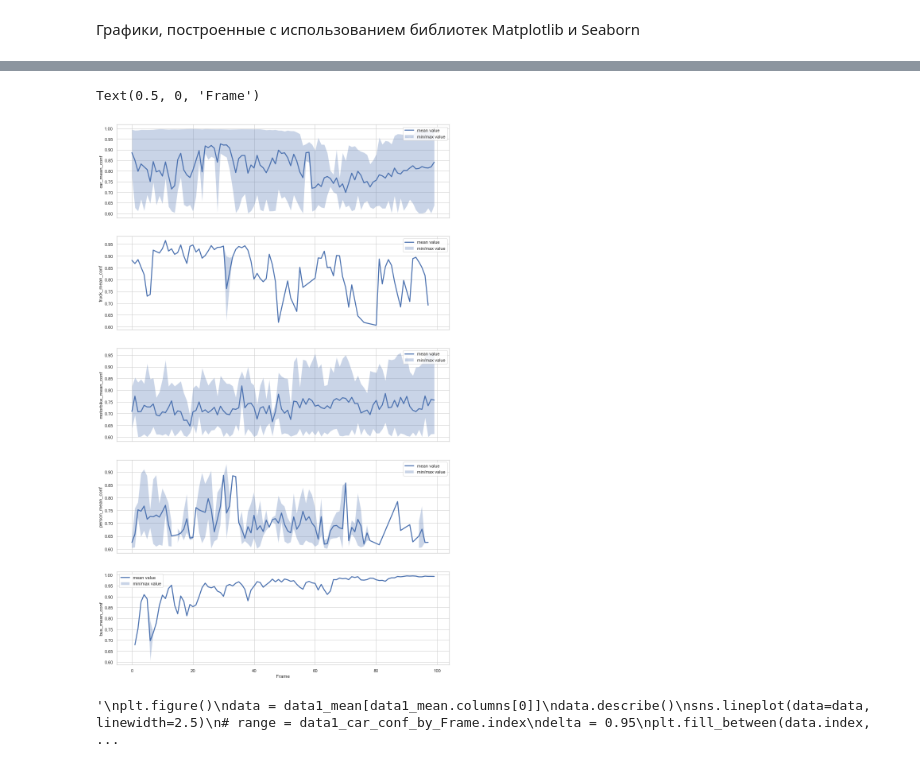
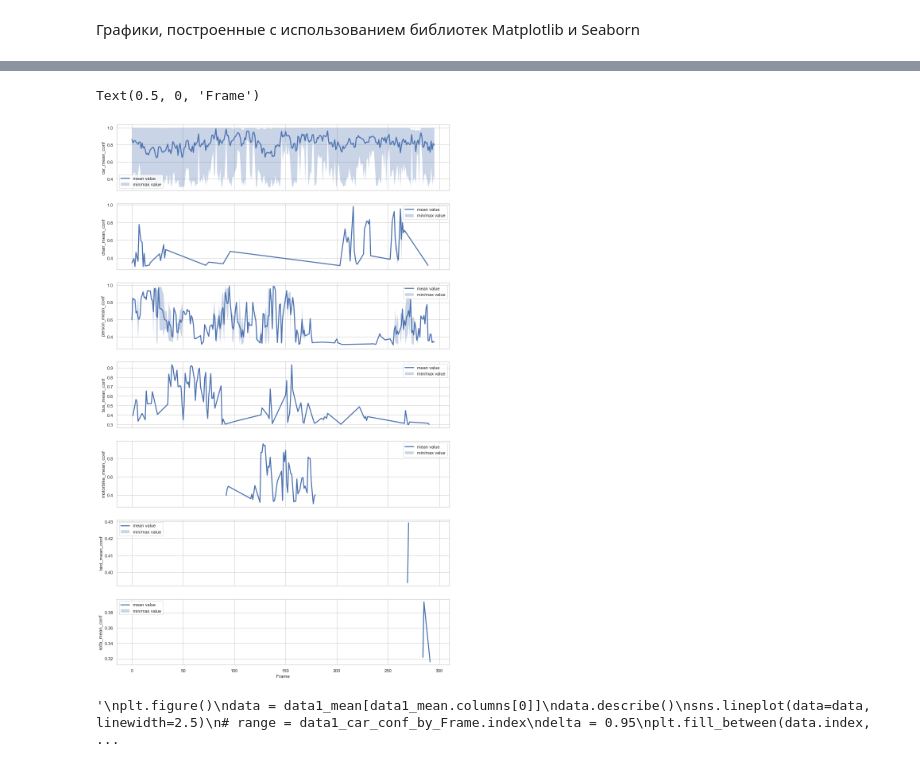
Before and after one commit to coctel99/Summer_Practice, a Jupyter notebook: Project.ipynb, the cells around one changed output, grey strips where cells are left out. Drawn from its saved outputs; the diff is of its cells as text; code cells hidden in the pictures.

```diff
--- a/Project.ipynb
+++ b/Project.ipynb
@@ -115,0 +173,18 @@ for i in range(len(tuples)):
+# %%
+print('10 лучших результатов по среднему конфиденсу:')
+print(records.sort_values('confidence', ascending=False).head(10))
+
+print('\n10 лучших результатов по среднему конфиденсу, без учета ALPR:')
+print(records.loc[records['unique_values'] > 1].sort_values('confidence', ascending=False).head(10))
+
+print('\n10 лучших результатов по количеству определенных классов:')
+print(records.sort_values('unique_values', ascending=False).head(10))
+
+print('\n10 лучших результатов по скорости работы:')
+print(records.sort_values('frame_load_time').head(10))
+
+dataset_best_title = records[records['confidence'] == records.loc[records['unique_values'] > 1]['confidence'].max()].iloc[0]['dataset']
+dataset_best = pd.read_csv('16/' + dataset_best_title, header=None, names=['Frame', 'Bbox', 'Class', 'Confidence', 'Frame_load_time'])
+dataset_best = replace_values(dataset_best, dataset_best_title)
+
+print('\n', dataset_best.describe())
@@ -145,13 +238,14 @@ def data_num_obj_by_frame(dataset):
     # print(df)
     return df
 
+'''
 def match(val1, val2):
     if val1 == val2:
         return True
     else:
         return False
 
-'''
+
 def data_bbox_by_frame(dataset_test1, dataset_test2):
     dataset_test1_cut = dataset_test1.loc[dataset_test1['Frame'] < 100]
     dataset_test2_cut = dataset_test2.loc[dataset_test2['Frame'] < 100]
@@ -188,8 +282,8 @@ def data_bbox_by_frame(dataset_test1, dataset_test2):
 '''
 
 # data_bbox = data_bbox_by_frame(dataset_test, dataset_test)
-data1_num = data_num_obj_by_frame(dataset_test)
-data1_min, data1_mean, data1_max = data_conf_by_frame(dataset_test)
+data1_num = data_num_obj_by_frame(dataset_best)
+data1_min, data1_mean, data1_max = data_conf_by_frame(dataset_best)
 # %% [markdown]
 Графики, построенные с использованием библиотек Matplotlib и Seaborn
 # %%
@@ -200,8 +294,8 @@ columns_number = len(data1_num.columns)
 plot, ax = plt.subplots(columns_number, sharex='col', sharey='row', figsize=(10, 20))
 for i in range(columns_number):
     plt.sca(ax[i])
-    num_line1 = sns.lineplot(data=data1_num[data1_num.columns[i]].loc[0:99], linewidth=2.5, ax=ax[i]).set_ylabel(data1_num.columns[i])
-    # mean_line = sns.lineplot(data=data1_mean[data1_mean.columns[i]].loc[0:99], linewidth=2.5, ax=ax[i]).set_ylabel(data1_mean.columns[i])
+    # num_line1 = sns.lineplot(data=data1_num[data1_num.columns[i]].loc[0:99], linewidth=2.5, ax=ax[i]).set_ylabel(data1_num.columns[i])
+    num_line1 = sns.lineplot(data=data1_num[data1_num.columns[i]], linewidth=2.5, ax=ax[i]).set_ylabel(data1_num.columns[i])
 
     # plt.legend(['value'])
 
@@ -214,19 +308,20 @@ Text(0.5, 0, 'Frame')
 # %%
 columns_number = len(data1_mean.columns)
 
 plot, ax = plt.subplots(columns_number, sharex='col', sharey='row', figsize=(15, 25))
 for i in range(columns_number):
     plt.sca(ax[i])
-    mean_line = sns.lineplot(data=data1_mean[data1_mean.columns[i]].loc[0:99], linewidth=2.5, ax=ax[i]).set_ylabel(data1_mean.columns[i])
-    minmax_line = plt.fill_between(np.arange(100), data1_min[data1_min.columns[i]].loc[0:99],
-                data1_max[data1_max.columns[i]].loc[0:99], alpha=0.3)
+    # mean_line = sns.lineplot(data=data1_mean[data1_mean.columns[i]].loc[0:99], linewidth=2.5, ax=ax[i]).set_ylabel(data1_mean.columns[i])
+    # minmax_line = plt.fill_between(np.arange(100), data1_min[data1_min.columns[i]].loc[0:99], data1_max[data1_max.columns[i]].loc[0:99], alpha=0.3)
+    mean_line = sns.lineplot(data=data1_mean[data1_mean.columns[i]], linewidth=2.5, ax=ax[i]).set_ylabel(data1_mean.columns[i])
+    minmax_line = plt.fill_between(np.arange(len(data1_mean.index)), data1_min[data1_min.columns[i]], data1_max[data1_max.columns[i]], alpha=0.3)
     plt.legend(['mean value', 'min/max value'])
 
 plt.xlabel('Frame')
 # plot.show()
 # %% [output]
 Text(0.5, 0, 'Frame')
-[figure, old version]
+[figure, new version]
 # %%
 '''
 plt.figure()
```
Also changed, not shown: parts of 4 cells of this notebook.
